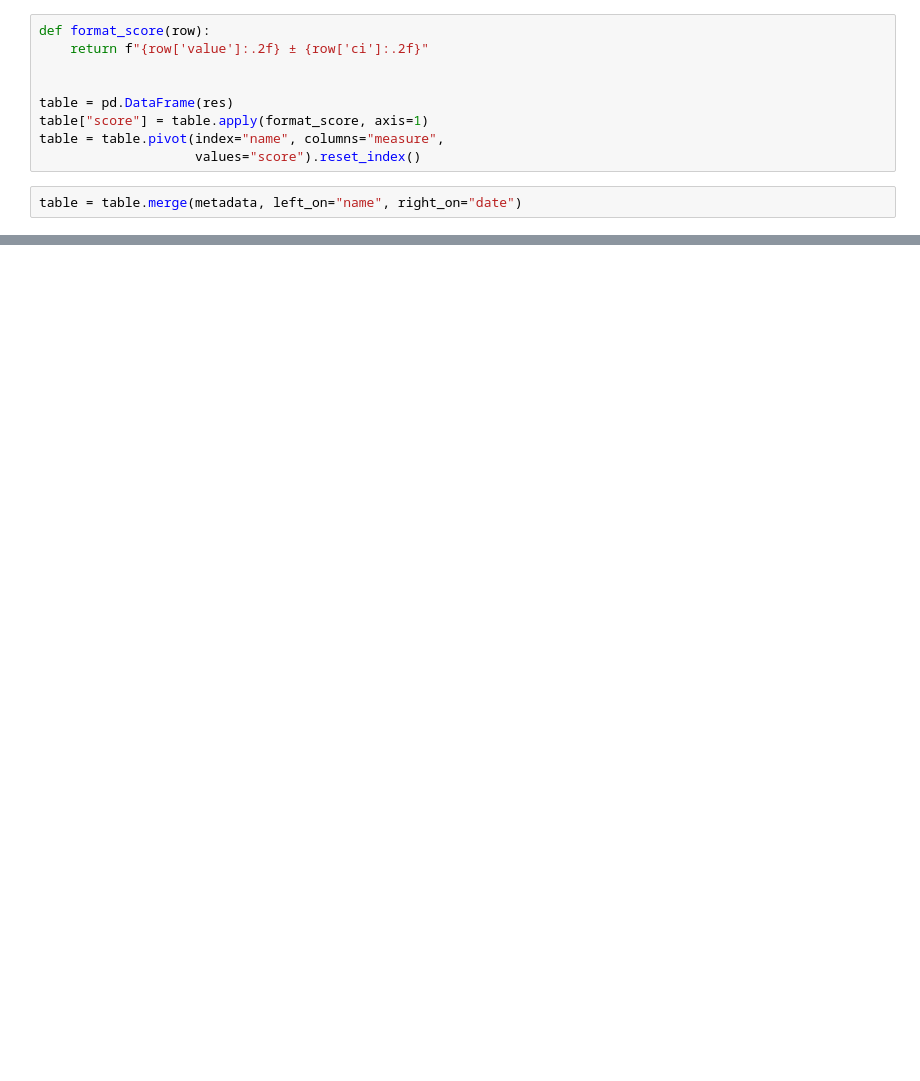
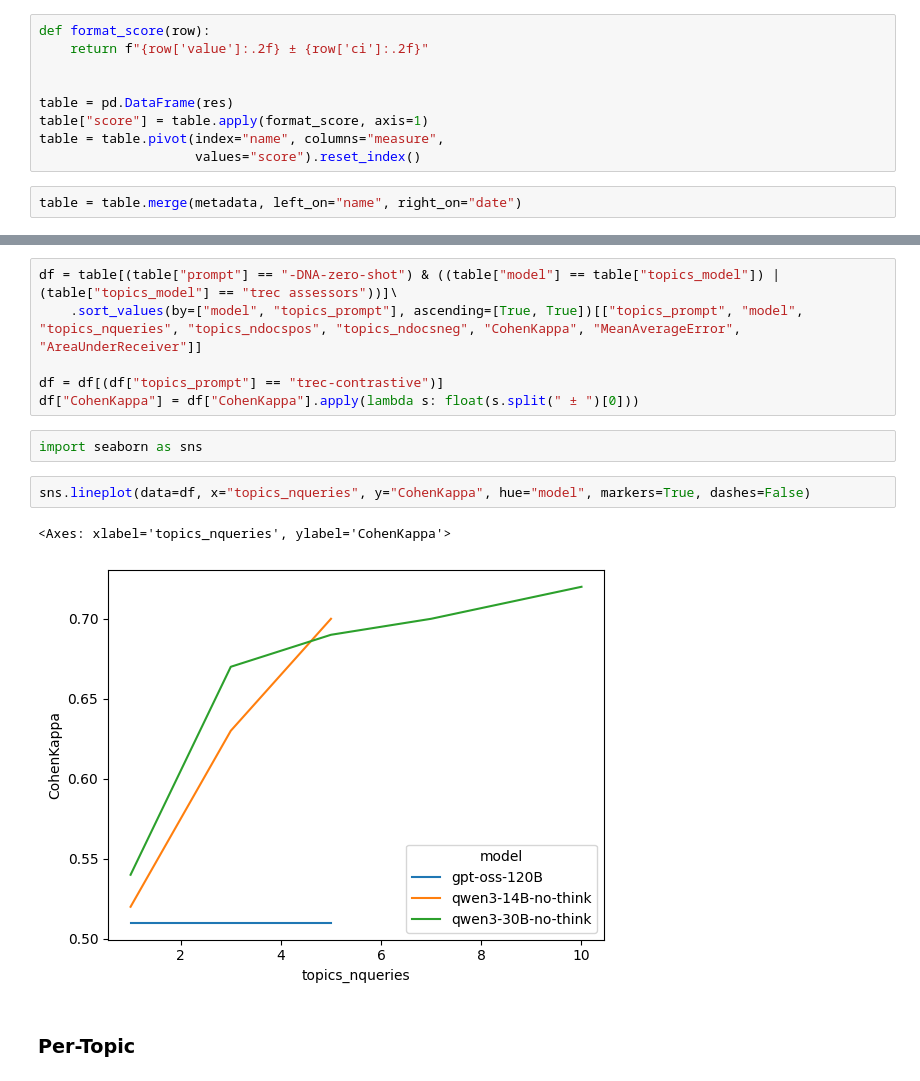
Before and after one commit to irgroup/SIGIR26-Synthesized-Information-Needs, a Jupyter notebook: notebooks/evaluation-alignment.ipynb, the cells around one changed output, grey strips where cells are left out. Cells and saved outputs as stored; diff of their text form; blank space fills up the shorter version.

```diff
--- a/notebooks/evaluation-alignment.ipynb
+++ b/notebooks/evaluation-alignment.ipynb
@@ -126,0 +162,15 @@ table[(table["prompt"] == "-DNA-zero-shot") & ((table["model"] == table["topics_
+# %%
+df = table[(table["prompt"] == "-DNA-zero-shot") & ((table["model"] == table["topics_model"]) | (table["topics_model"] == "trec assessors"))]\
+    .sort_values(by=["model", "topics_prompt"], ascending=[True, True])[["topics_prompt", "model", "topics_nqueries", "topics_ndocspos", "topics_ndocsneg", "CohenKappa", "MeanAverageError", "AreaUnderReceiver"]]
+
+df = df[(df["topics_prompt"] == "trec-contrastive")]
+df["CohenKappa"] = df["CohenKappa"].apply(lambda s: float(s.split(" ± ")[0]))
+# %%
+import seaborn as sns
+# %%
+sns.lineplot(data=df, x="topics_nqueries", y="CohenKappa", hue="model", markers=True, dashes=False)
+# %% [output]
+<Axes: xlabel='topics_nqueries', ylabel='CohenKappa'>
+[figure, added]
+# %% [markdown]
+### Per-Topic
```
Also changed, not shown: parts of 19 cells of this notebook, 2 other files.
